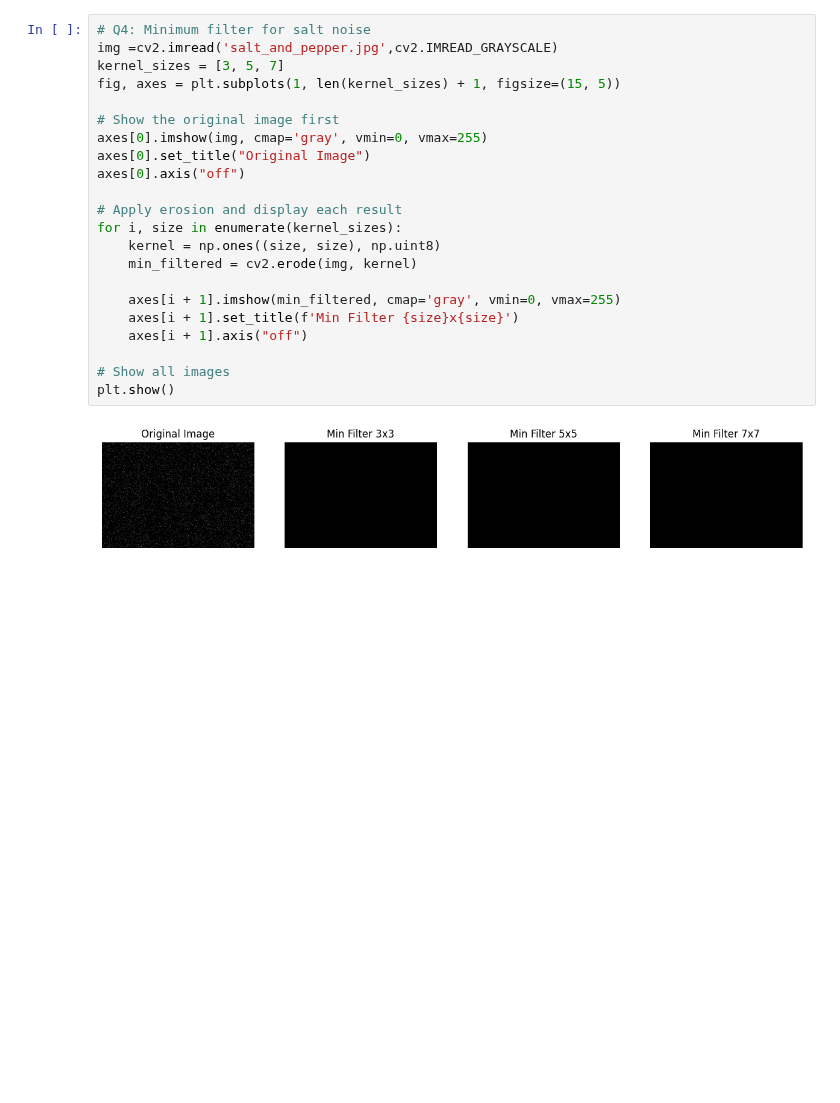
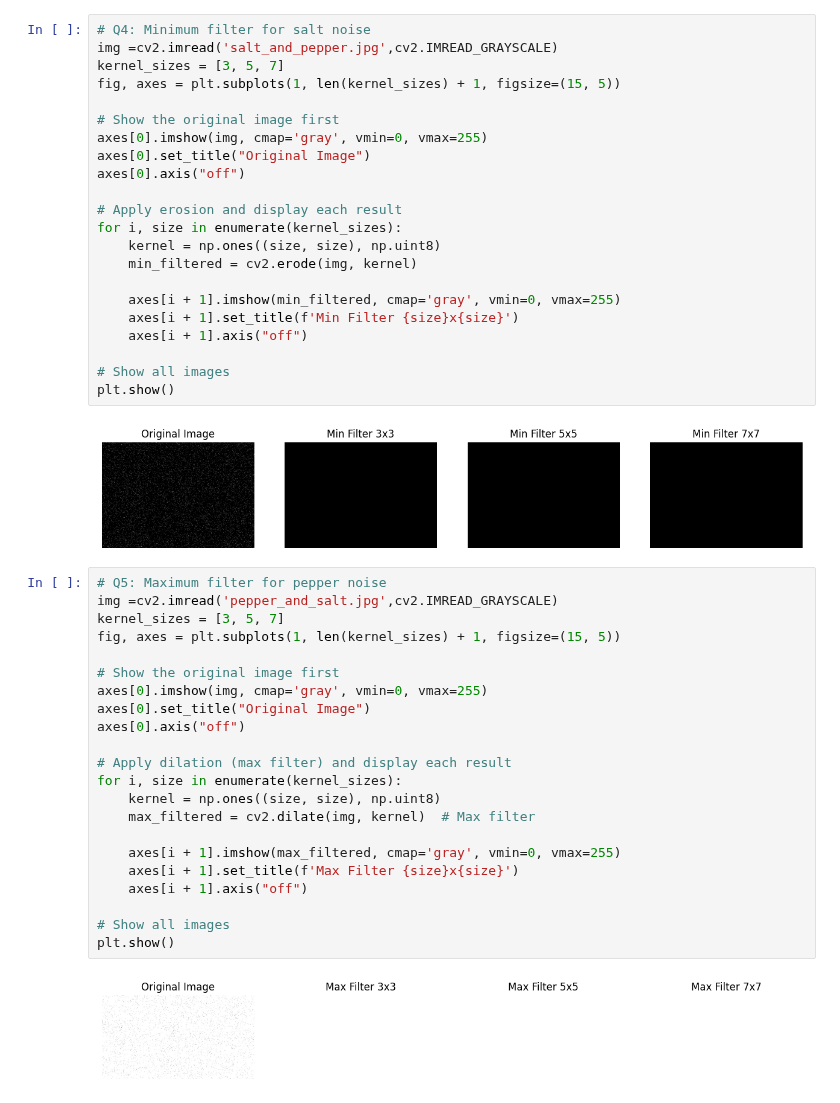
Before and after one commit to Abhijith-E/Computer_Vision, a Jupyter notebook: Lab_4.ipynb, the cells around one changed output. Cells and saved outputs as stored; diff of their text form; blank space fills up the shorter version.

Commit message:
Pepper noise removed using a maximum filter dilation Maximum filter (dilation) removes pepper noise (black spots) by taking the largest value. Larger kernels remove larger noise patches but blur details.

```diff
--- a/Lab_4.ipynb
+++ b/Lab_4.ipynb
@@ -102,3 +102,27 @@ for i, size in enumerate(kernel_sizes):
 plt.show()
 # %% [output]
 [figure]
+# %%
+# Q5: Maximum filter for pepper noise
+img =cv2.imread('pepper_and_salt.jpg',cv2.IMREAD_GRAYSCALE)
+kernel_sizes = [3, 5, 7]
+fig, axes = plt.subplots(1, len(kernel_sizes) + 1, figsize=(15, 5))
+
+# Show the original image first
+axes[0].imshow(img, cmap='gray', vmin=0, vmax=255)
+axes[0].set_title("Original Image")
+axes[0].axis("off")
+
+# Apply dilation (max filter) and display each result
+for i, size in enumerate(kernel_sizes):
+    kernel = np.ones((size, size), np.uint8)
+    max_filtered = cv2.dilate(img, kernel)  # Max filter
+
+    axes[i + 1].imshow(max_filtered, cmap='gray', vmin=0, vmax=255)
+    axes[i + 1].set_title(f'Max Filter {size}x{size}')
+    axes[i + 1].axis("off")
+
+# Show all images
+plt.show()
+# %% [output]
+[figure, added]
```
